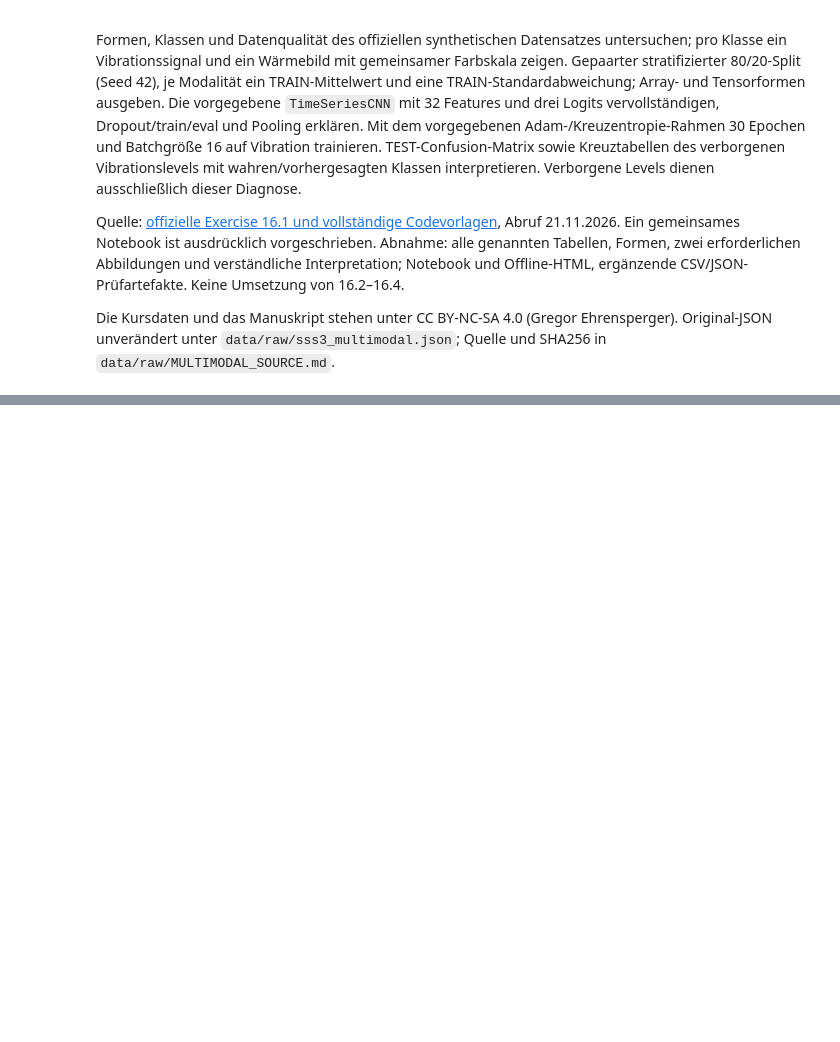
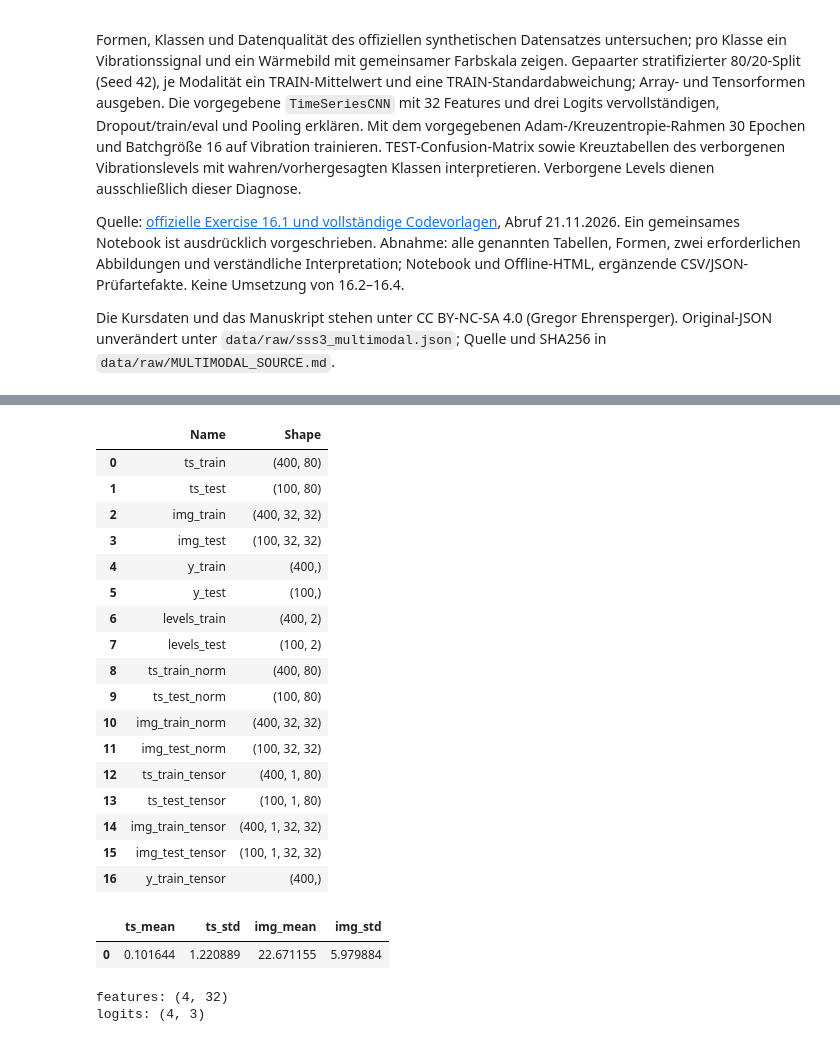
Before and after one commit to WardenPup/Industrial-Data-Science, a Jupyter notebook: sessions/ch16/multimodal_health_monitoring.ipynb, the cells around one changed output, grey strips where cells are left out. Saved outputs shown, nothing was run; the diff lists cells and outputs as text; code cells hidden in the pictures; blank space fills up the shorter version.

```diff
--- a/sessions/ch16/multimodal_health_monitoring.ipynb
+++ b/sessions/ch16/multimodal_health_monitoring.ipynb
@@ -13,0 +90,37 @@ Die Kursdaten und das Manuskript stehen unter CC BY-NC-SA 4.0 (Gregor Ehrensperg
+# %%
+shape_rows=[]
+for name in ["ts_train","ts_test","img_train","img_test","y_train","y_test","levels_train","levels_test","ts_train_norm","ts_test_norm","img_train_norm","img_test_norm","ts_train_tensor","ts_test_tensor","img_train_tensor","img_test_tensor","y_train_tensor"]:
+    shape_rows.append({"Name":name,"Shape":str(tuple(prepared[name].shape))})
+shapes=pd.DataFrame(shape_rows)
+display(shapes)
+shapes.to_csv(output/"shapes.csv",index=False)
+scaling={k:prepared[k] for k in ["ts_mean","ts_std","img_mean","img_std"]}
+display(pd.DataFrame([scaling]))
+(output/"scaling.json").write_text(json.dumps(scaling,indent=2),encoding="utf-8")
+print("features:",tuple(TimeSeriesCNN().features(ts_train_tensor[:4]).shape))
+print("logits:",tuple(TimeSeriesCNN()(ts_train_tensor[:4]).shape))
+assert TimeSeriesCNN().features(ts_train_tensor[:4]).shape==(4,32)
+assert TimeSeriesCNN()(ts_train_tensor[:4]).shape==(4,3)
+# %% [output]
+|  | Name | Shape |
+| 0 | ts_train | (400, 80) |
+| 1 | ts_test | (100, 80) |
+| 2 | img_train | (400, 32, 32) |
+| 3 | img_test | (100, 32, 32) |
+| 4 | y_train | (400,) |
+| 5 | y_test | (100,) |
+| 6 | levels_train | (400, 2) |
+| 7 | levels_test | (100, 2) |
+| 8 | ts_train_norm | (400, 80) |
+| 9 | ts_test_norm | (100, 80) |
+| 10 | img_train_norm | (400, 32, 32) |
+| 11 | img_test_norm | (100, 32, 32) |
+| 12 | ts_train_tensor | (400, 1, 80) |
+| 13 | ts_test_tensor | (100, 1, 80) |
+| 14 | img_train_tensor | (400, 1, 32, 32) |
+| 15 | img_test_tensor | (100, 1, 32, 32) |
+| 16 | y_train_tensor | (400,) |
+|  | ts_mean | ts_std | img_mean | img_std |
+| 0 | 0.101644 | 1.220889 | 22.671155 | 5.979884 |
+features: (4, 32)
+logits: (4, 3)
```
Also changed, not shown: parts of 9 cells of this notebook, 6 other files.
